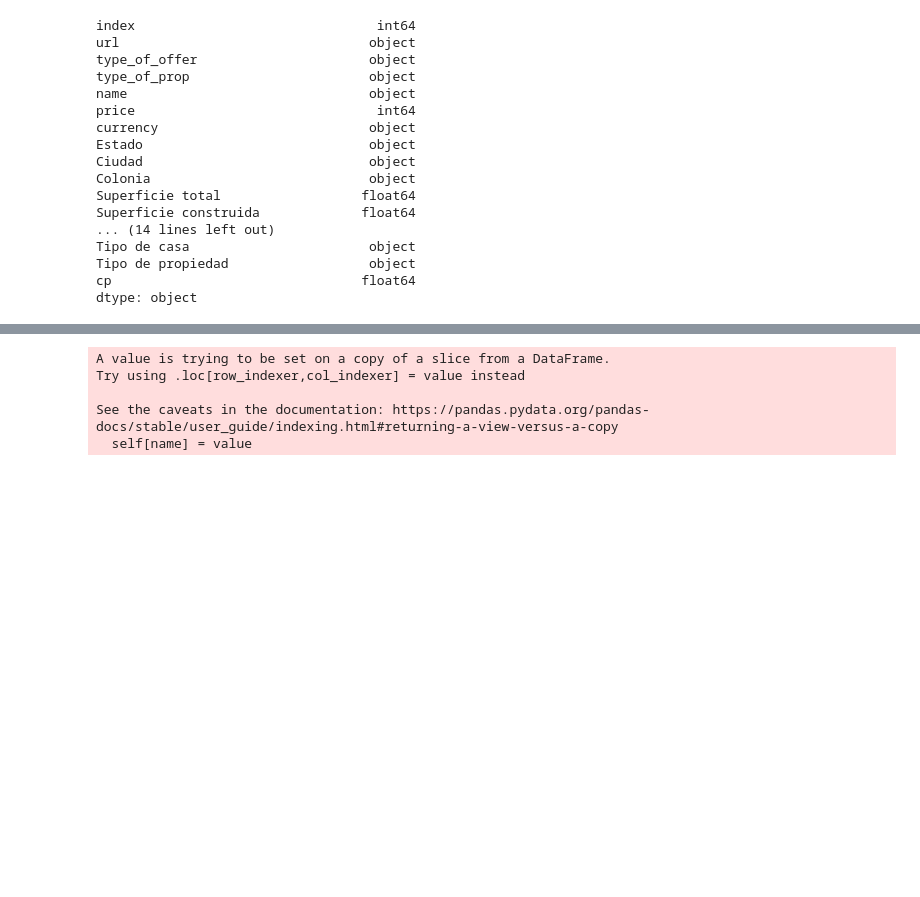
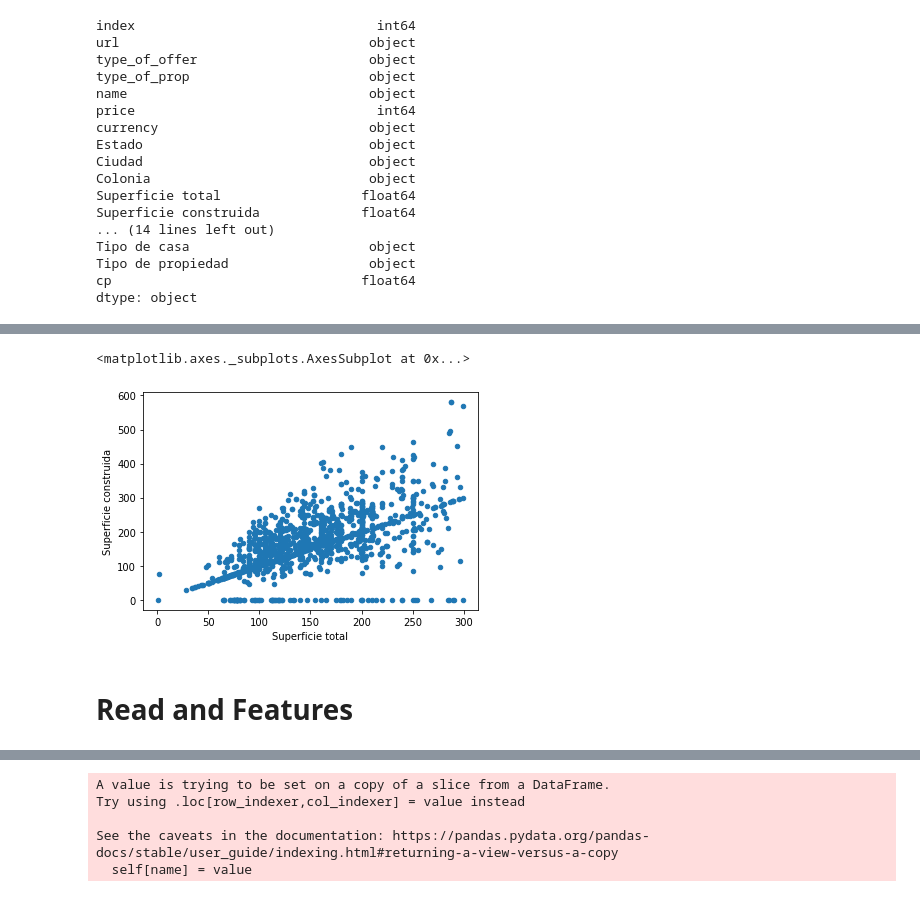
Before and after one commit to andrebestrada/Machine-Learning-Final-Project, a Jupyter notebook: Machine-Learning-Applied/Neural Network/neural_network.ipynb, the cells around one changed output, grey strips where cells are left out. Saved outputs shown, nothing was run; the diff lists cells and outputs as text; code cells hidden in the pictures; blank space fills up the shorter version.

```diff
--- a/Machine-Learning-Applied/Neural Network/neural_network.ipynb
+++ b/Machine-Learning-Applied/Neural Network/neural_network.ipynb
@@ -94,3 +110,11 @@ dtype: object
+# %%
+# Superficie Total vs Superficie Construida
+national_data_clean.plot.scatter(x="Superficie total",y="Superficie construida")
+# %% [output]
+<matplotlib.axes._subplots.AxesSubplot at 0x...>
+[figure, added]
+# %% [markdown]
+# Read and Features
 # %%
 # Read Data
 
```
Also changed, not shown: parts of 9 cells of this notebook, 2 other files.
